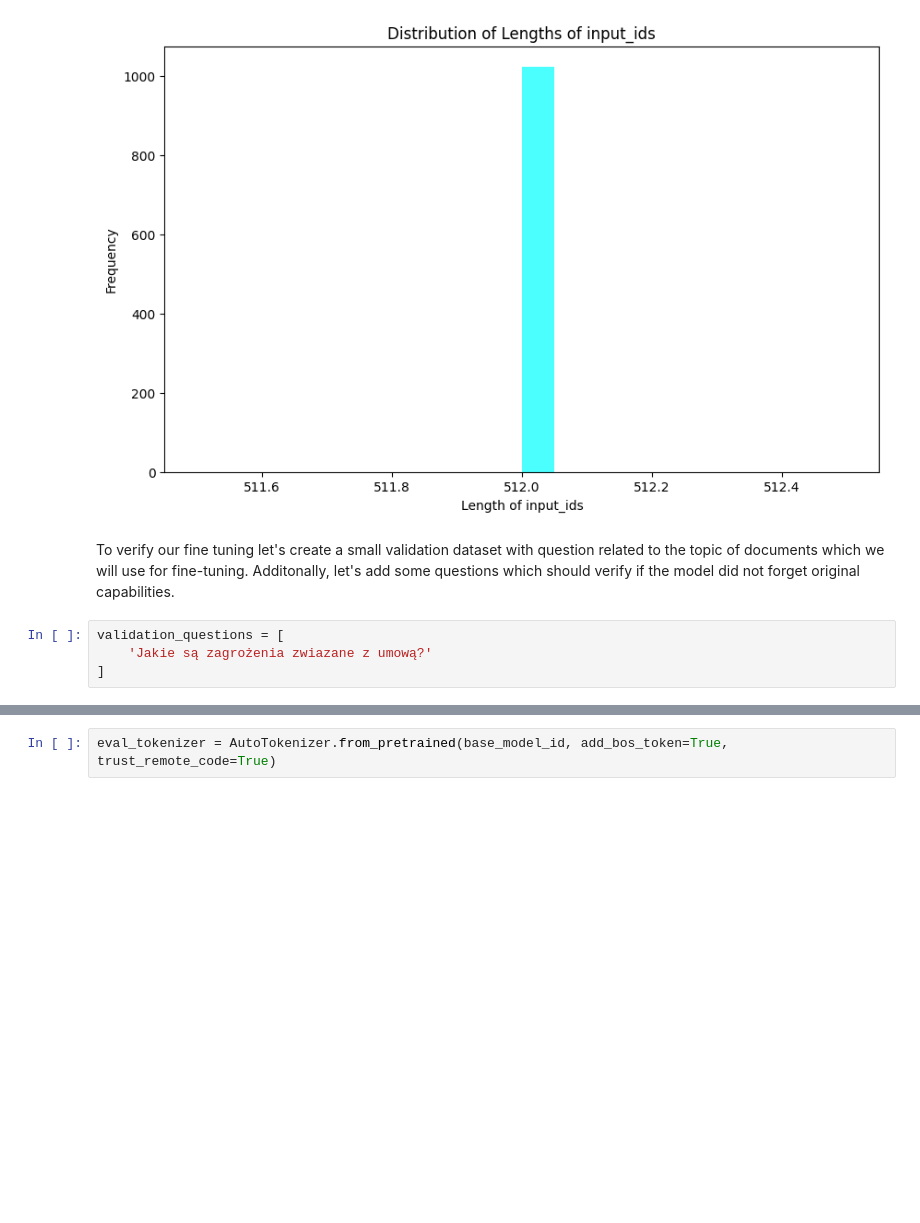
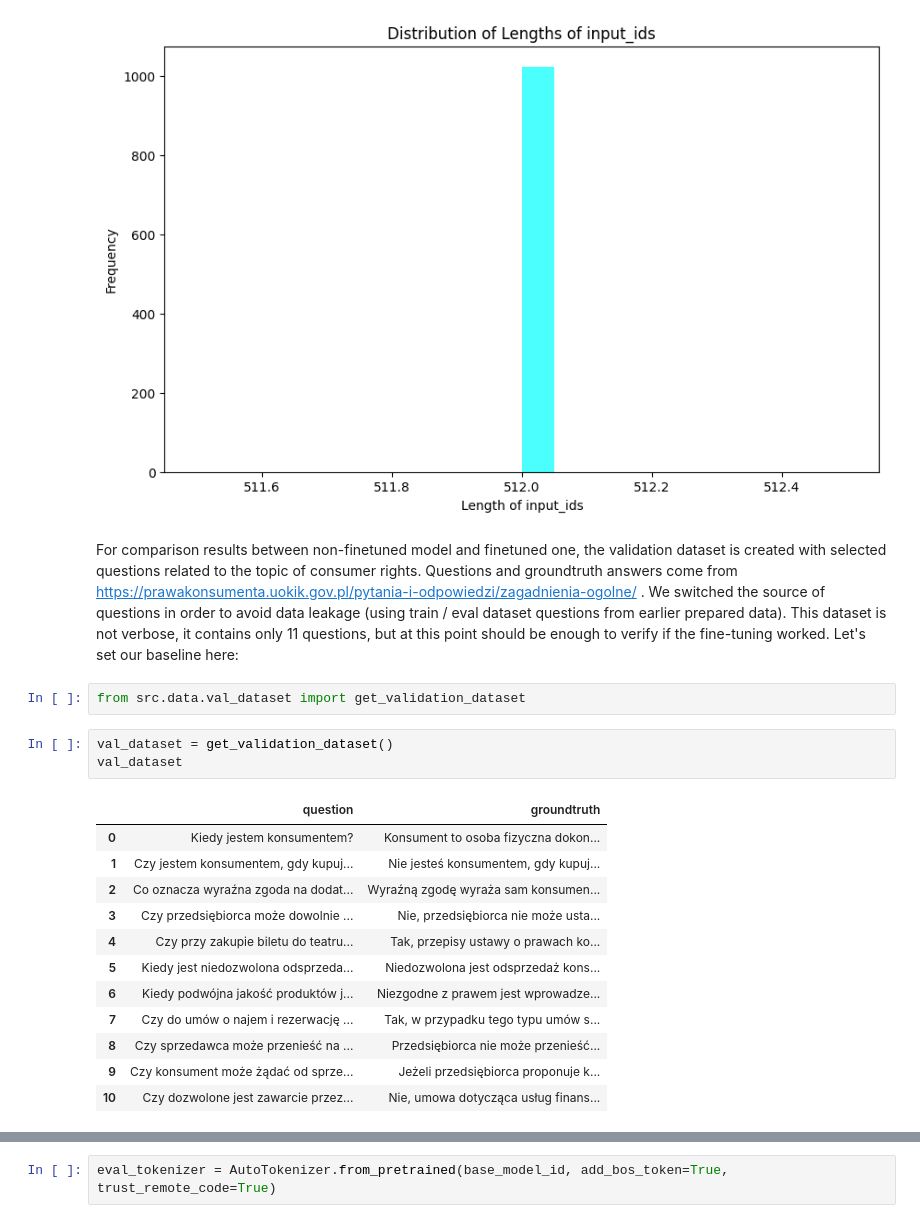
Before and after one commit to witold87/llm-bielik-ft-legal, a Jupyter notebook: src/llm-bielik-ft-fine-tuning-part-II.ipynb, the cells around one changed output, grey strips where cells are left out. Cells and saved outputs as stored; diff of their text form; blank space fills up the shorter version.

Commit message:
added content about training

```diff
--- a/src/llm-bielik-ft-fine-tuning-part-II.ipynb
+++ b/src/llm-bielik-ft-fine-tuning-part-II.ipynb
@@ -93,9 +93,23 @@ plot_hist(tokenized_train_dataset, tokenized_val_dataset)
 1024
 [figure]
 # %% [markdown]
-To verify our fine tuning let's create a small validation dataset with question related to the topic of documents which we will use for fine-tuning. Additonally, let's add some questions which should verify if the model did not forget original capabilities.
+For comparison results between non-finetuned model and finetuned one, the validation dataset is created with selected questions related to the topic of consumer rights. Questions and groundtruth answers come from https://prawakonsumenta.uokik.gov.pl/pytania-i-odpowiedzi/zagadnienia-ogolne/ . We switched the source of questions in order to avoid data leakage (using train / eval dataset questions from earlier prepared data). This dataset is not verbose, it contains only 11 questions, but at this point should be enough to verify if the fine-tuning worked. Let's set our baseline here:
 # %%
-validation_questions = [
-    'Jakie są zagrożenia zwiazane z umową?'
-]
+from src.data.val_dataset import get_validation_dataset
+# %%
+val_dataset = get_validation_dataset()
+val_dataset
+# %% [output]
+|  | question | groundtruth |
+| 0 | Kiedy jestem konsumentem? | Konsument to osoba fizyczna dokon... |
+| 1 | Czy jestem konsumentem, gdy kupuj... | Nie jesteś konsumentem, gdy kupuj... |
+| 2 | Co oznacza wyraźna zgoda na dodat... | Wyraźną zgodę wyraża sam konsumen... |
+| 3 | Czy przedsiębiorca może dowolnie ... | Nie, przedsiębiorca nie może usta... |
+| 4 | Czy przy zakupie biletu do teatru... | Tak, przepisy ustawy o prawach ko... |
+| 5 | Kiedy jest niedozwolona odsprzeda... | Niedozwolona jest odsprzedaż kons... |
+| 6 | Kiedy podwójna jakość produktów j... | Niezgodne z prawem jest wprowadze... |
+| 7 | Czy do umów o najem i rezerwację ... | Tak, w przypadku tego typu umów s... |
+| 8 | Czy sprzedawca może przenieść na ... | Przedsiębiorca nie może przenieść... |
+| 9 | Czy konsument może żądać od sprze... | Jeżeli przedsiębiorca proponuje k... |
+| 10 | Czy dozwolone jest zawarcie przez... | Nie, umowa dotycząca usług finans... |
 # %%
```
Also changed, not shown: parts of 15 cells of this notebook, 3 other files.
